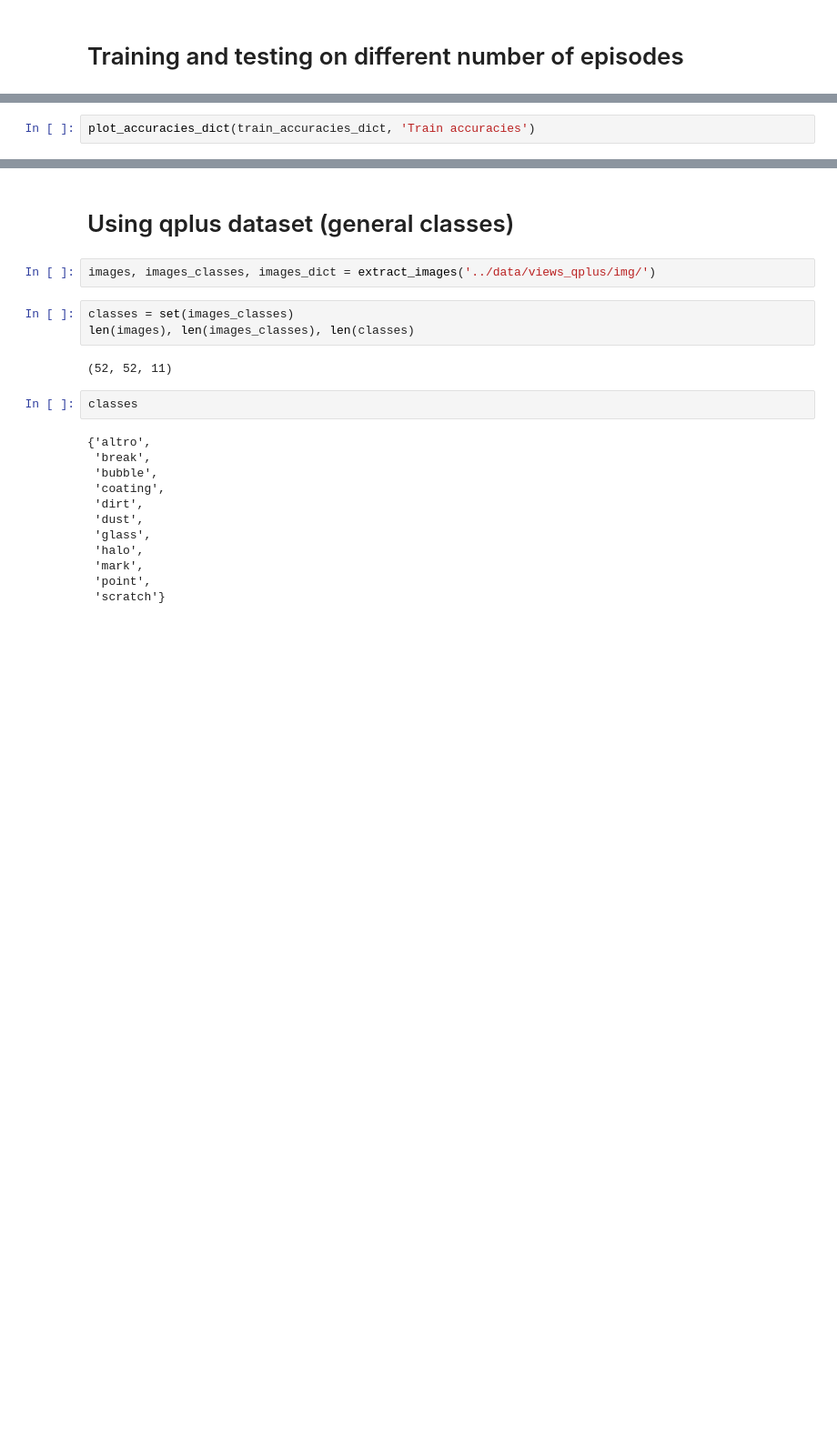
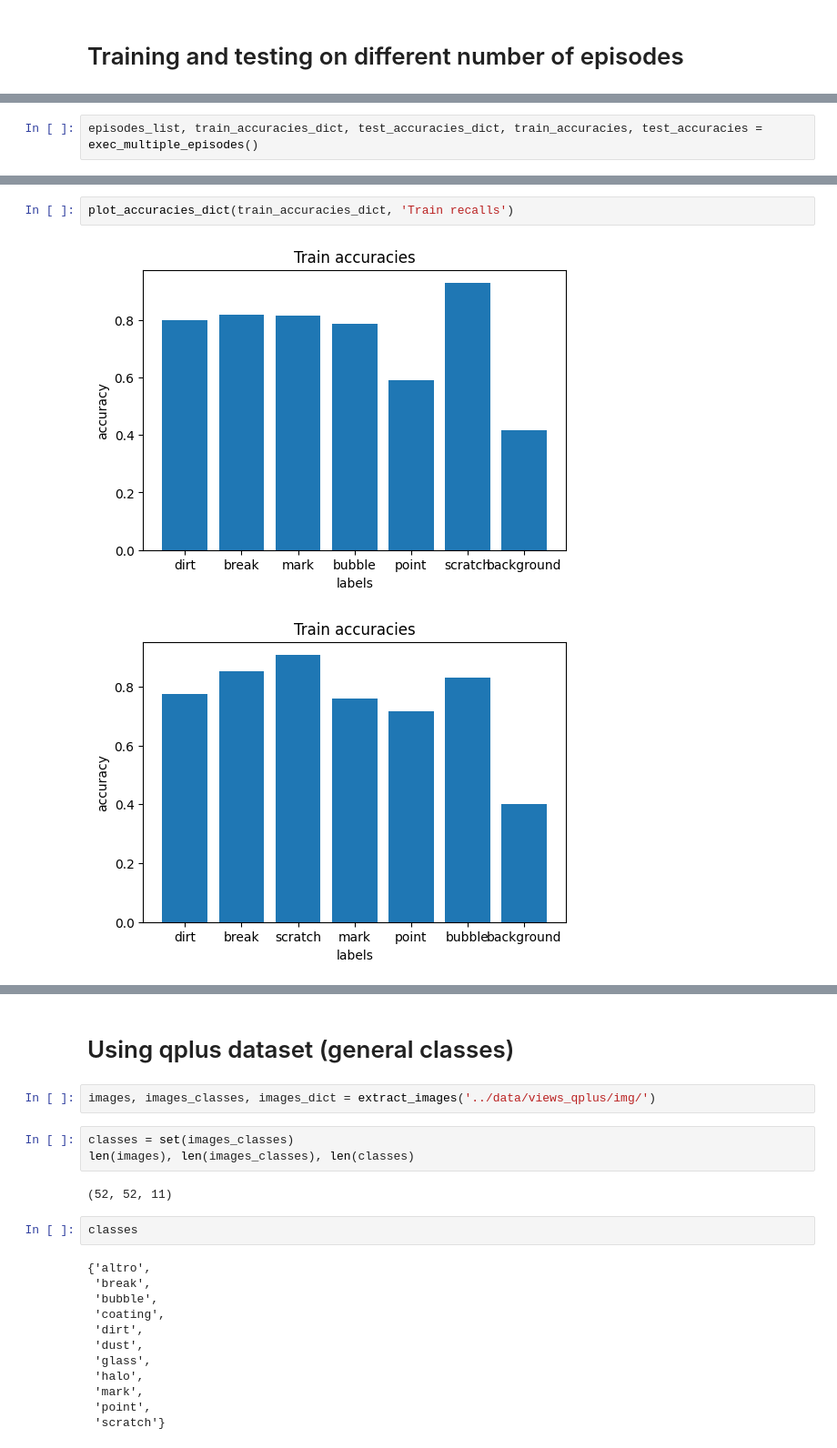
Before and after one commit to matteominardi/Few-Shot-Learning-for-Defect-Classification, a Jupyter notebook: project_folder/code/project.ipynb, the cells around one changed output, grey strips where cells are left out. Shown at 91% size. Cells and saved outputs as stored; diff of their text form; blank space fills up the shorter version.

```diff
--- a/project_folder/code/project.ipynb
+++ b/project_folder/code/project.ipynb
@@ -807,0 +858,2 @@ for episodes in increased_episodes:
+# %%
+episodes_list, train_accuracies_dict, test_accuracies_dict, train_accuracies, test_accuracies = exec_multiple_episodes()
@@ -808,2 +980,5 @@ for episodes in increased_episodes:
 # %%
-plot_accuracies_dict(train_accuracies_dict, 'Train accuracies')
+plot_accuracies_dict(train_accuracies_dict, 'Train recalls')
+# %% [output]
+[figure, added]
+[figure, added]
```
Also changed, not shown: parts of 29 cells of this notebook.
